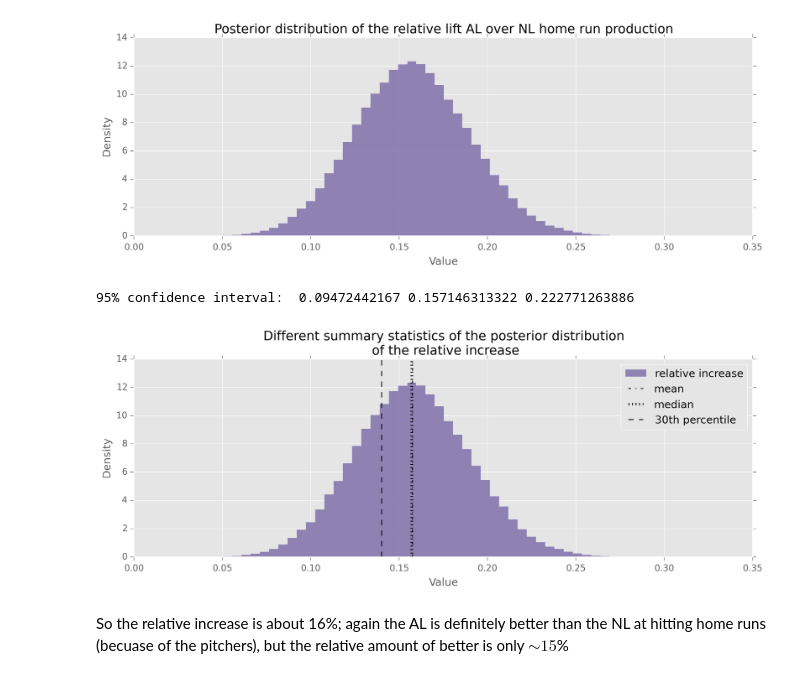
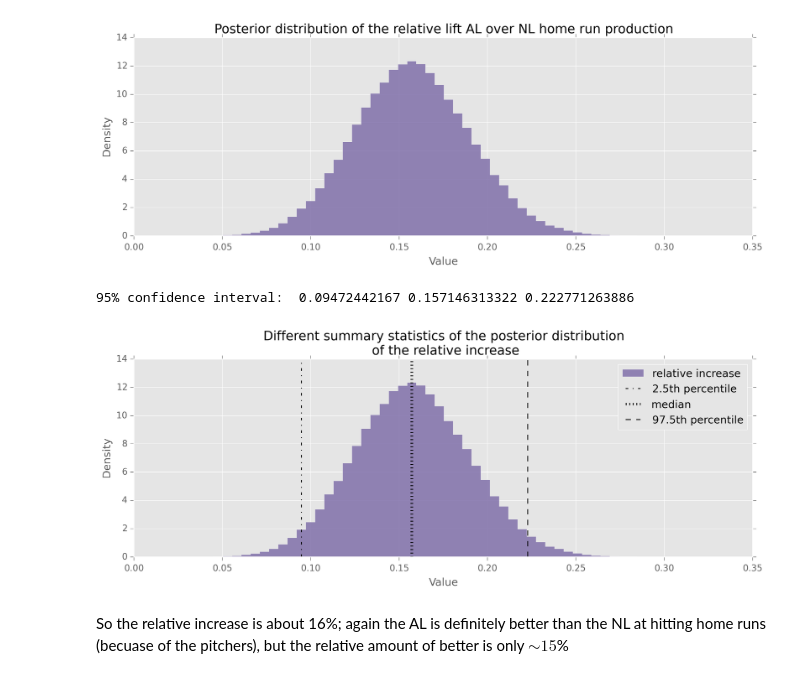
Before and after one commit to doolingdavid/Probabilistic-Programming-and-Bayesian-Methods-for-Hackers, a Jupyter notebook: ClinicalTrialExample.ipynb, the cells around one changed output. Saved outputs shown, nothing was run; the diff lists cells and outputs as text; code cells hidden in the pictures.

```diff
--- a/ClinicalTrialExample.ipynb
+++ b/ClinicalTrialExample.ipynb
@@ -116,29 +116,29 @@ plt.hist(posterior_rel_increase,histtype='stepfilled', bins=60, alpha=0.80,
 # %%
 mean = posterior_rel_increase.mean()
 median = np.percentile(posterior_rel_increase, 50)
 conservative_percentile = np.percentile(posterior_rel_increase, 30)
 
 low, med, high = np.percentile(posterior_rel_increase, 2.5), np.percentile(posterior_rel_increase, 50), \
                 np.percentile(posterior_rel_increase, 97.5)
 
 plt.hist(posterior_rel_increase,histtype='stepfilled', bins=60, alpha=0.80,
          label = 'relative increase',color='#7A68A6', normed=True)
 
 
-plt.vlines(mean, 0, 14, linestyles='-.', label='mean')
+plt.vlines(low, 0, 14, linestyles='-.', label='2.5th percentile')
 plt.vlines(median, 0, 14, linestyles=':', label='median', lw=3)
-plt.vlines(conservative_percentile, 0, 14, linestyles='--',
-           label='30th percentile')
+plt.vlines(high, 0, 14, linestyles='--',
+           label='97.5th percentile')
 plt.xlabel('Value')
 plt.ylabel('Density')
 plt.title("Different summary statistics of the posterior distribution \n of the relative increase")
 
 plt.legend();
 
 print "95% confidence interval: ", low, med, high
 # %% [output]
 95% confidence interval:  0.09472442167 0.157146313322 0.222771263886
-[figure, old version]
+[figure, new version]
 # %% [markdown]
 
 So the relative increase is about 16%; again the AL is definitely better than the NL at hitting home runs (becuase of the pitchers), but the relative amount of better is only  $\sim 15$%
```
